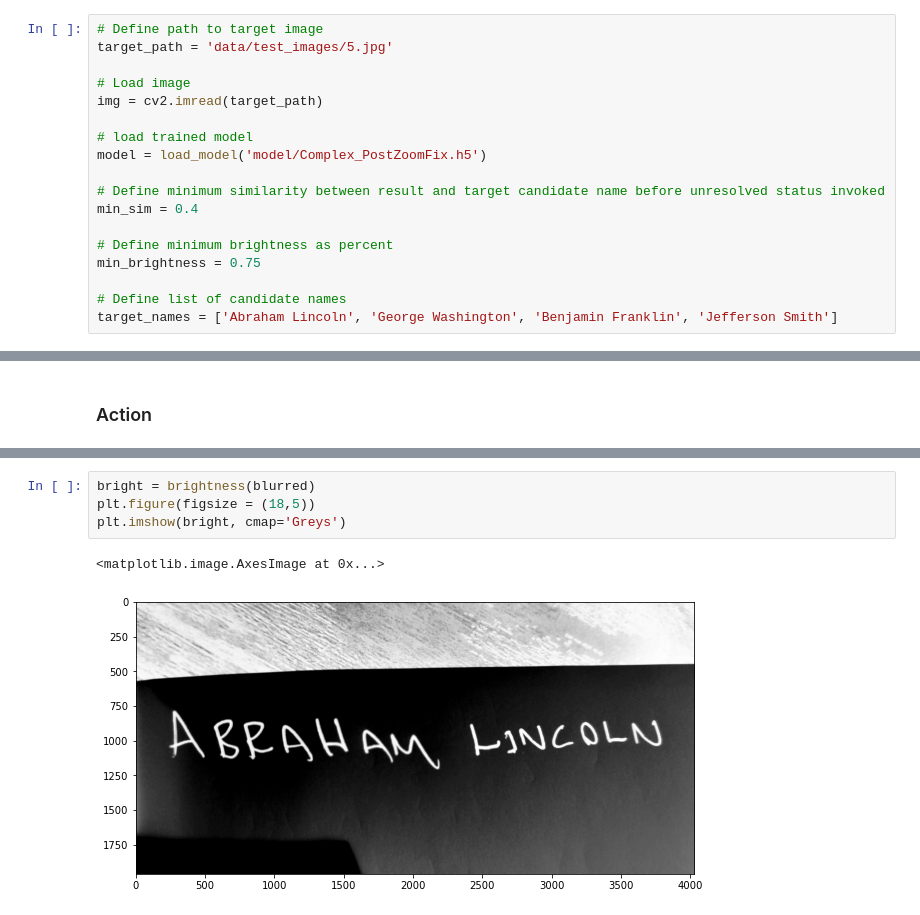
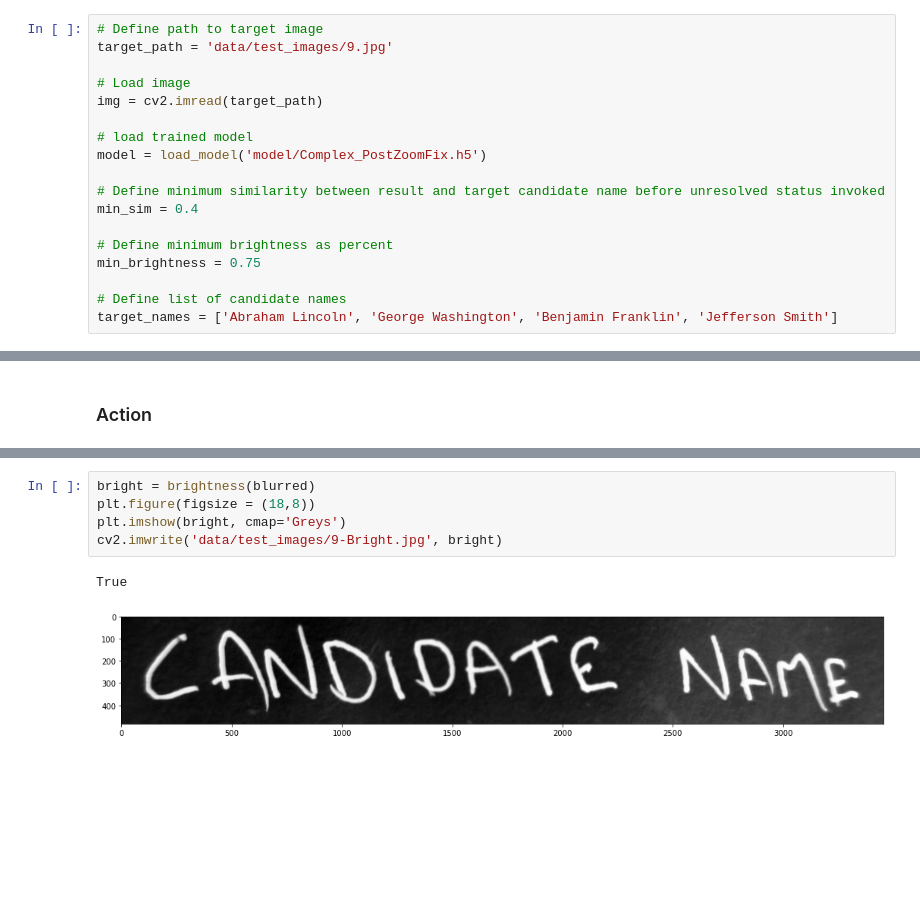
Before and after one commit to monolith1/Handwritten-OCR-for-WriteIn-Resolution, a Jupyter notebook: app.ipynb, the cells around one changed output, grey strips where cells are left out. Drawn from its saved outputs; the diff is of its cells as text; blank space fills up the shorter version.

```diff
--- a/app.ipynb
+++ b/app.ipynb
@@ -12,7 +12,7 @@ import matplotlib.pyplot as plt
 ### Global Variables and Functions
 # %%
 # Define path to target image
-target_path = 'data/test_images/5.jpg'
+target_path = 'data/test_images/9.jpg'
 
 # Load image
 img = cv2.imread(target_path)
@@ -226,9 +228,10 @@ plt.imshow(blurred, cmap='Greys')
 # %%
 bright = brightness(blurred)
-plt.figure(figsize = (18,5))
+plt.figure(figsize = (18,8))
 plt.imshow(bright, cmap='Greys')
+cv2.imwrite('data/test_images/9-Bright.jpg', bright)
 # %% [output]
-<matplotlib.image.AxesImage at 0x...>
+True
-[figure, old version]
+[figure, new version]
 # %%
 cnts, thresh = extract_contours(bright)
```
Also changed, not shown: parts of 7 cells of this notebook, 24 other files.
